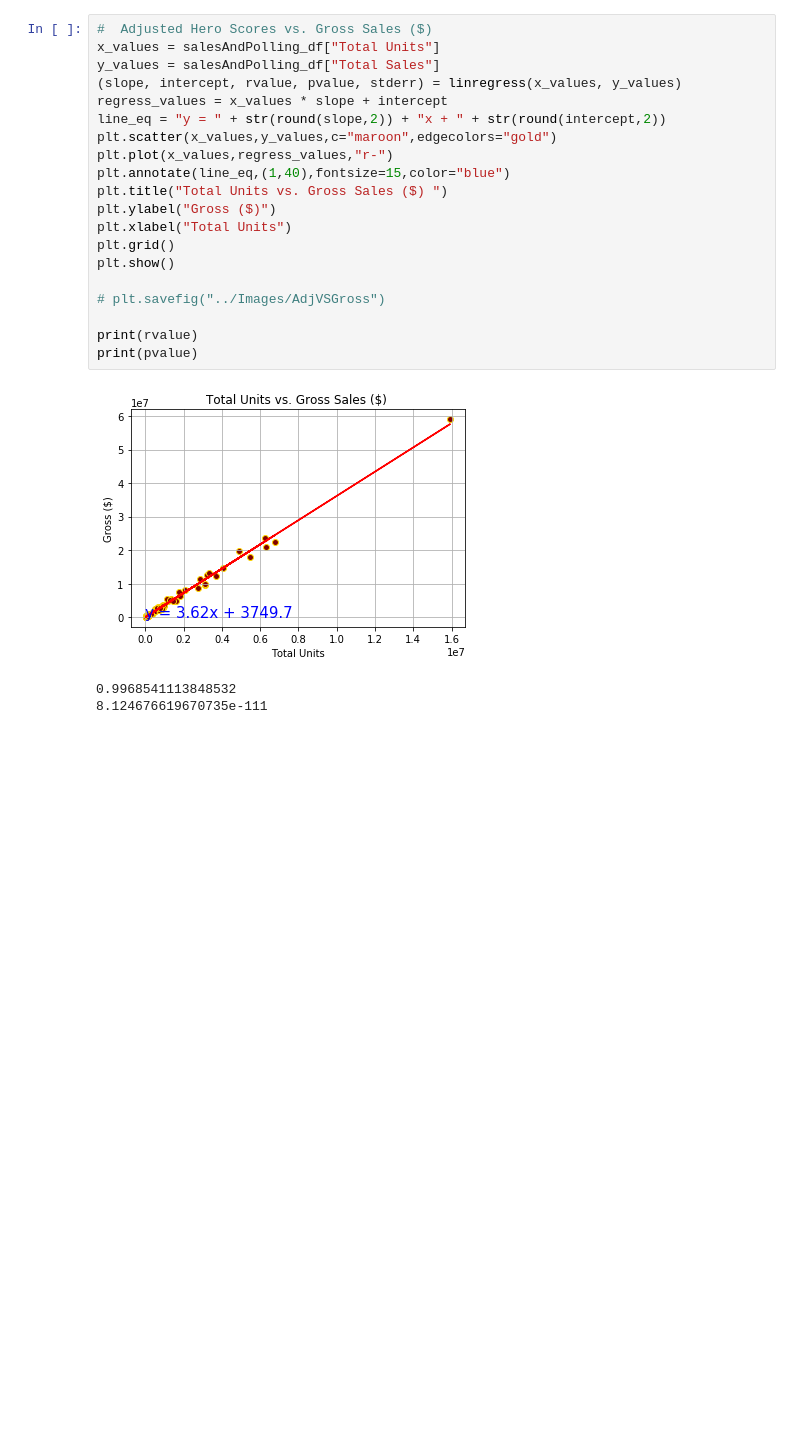
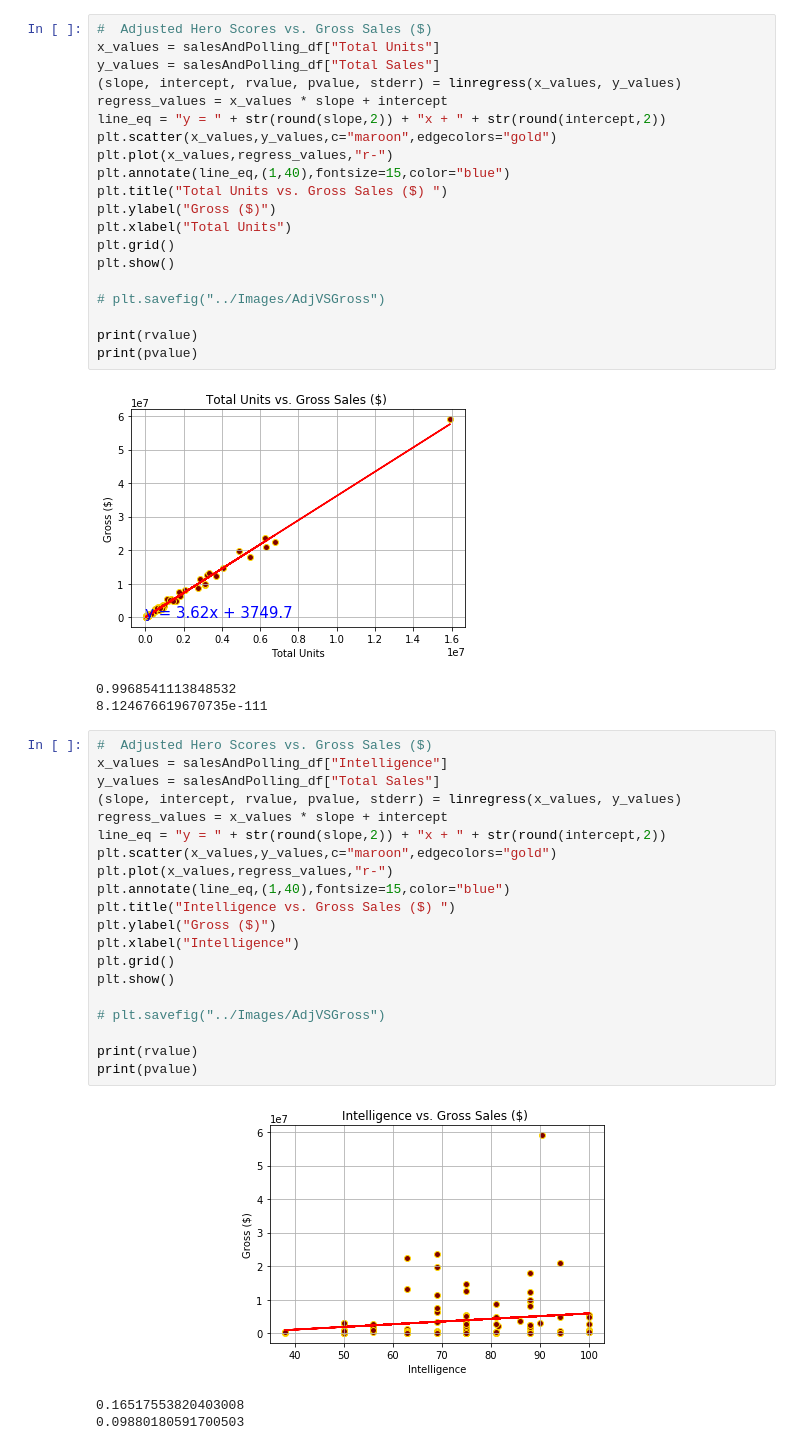
Before and after one commit to kyraha/project-one, a Jupyter notebook: csvPollGraphing.ipynb, the cells around one changed output. Cells and saved outputs as stored; diff of their text form; blank space fills up the shorter version.

Commit message:
graphs created for attributes vs sales

```diff
--- a/csvPollGraphing.ipynb
+++ b/csvPollGraphing.ipynb
@@ -392,3 +404,27 @@ print(pvalue)
 [figure]
 0.9968541113848532
 8.124676619670735e-111
+# %%
+#  Adjusted Hero Scores vs. Gross Sales ($)
+x_values = salesAndPolling_df["Intelligence"]
+y_values = salesAndPolling_df["Total Sales"]
+(slope, intercept, rvalue, pvalue, stderr) = linregress(x_values, y_values)
+regress_values = x_values * slope + intercept
+line_eq = "y = " + str(round(slope,2)) + "x + " + str(round(intercept,2))
+plt.scatter(x_values,y_values,c="maroon",edgecolors="gold")
+plt.plot(x_values,regress_values,"r-")
+plt.annotate(line_eq,(1,40),fontsize=15,color="blue")
+plt.title("Intelligence vs. Gross Sales ($) ")
+plt.ylabel("Gross ($)")
+plt.xlabel("Intelligence")
+plt.grid()
+plt.show()
+
+# plt.savefig("../Images/AdjVSGross")
+
+print(rvalue)
+print(pvalue)
+# %% [output]
+[figure, added]
+0.16517553820403008
+0.09880180591700503
```
Also changed, not shown: parts of 12 cells of this notebook, 1 other file.
